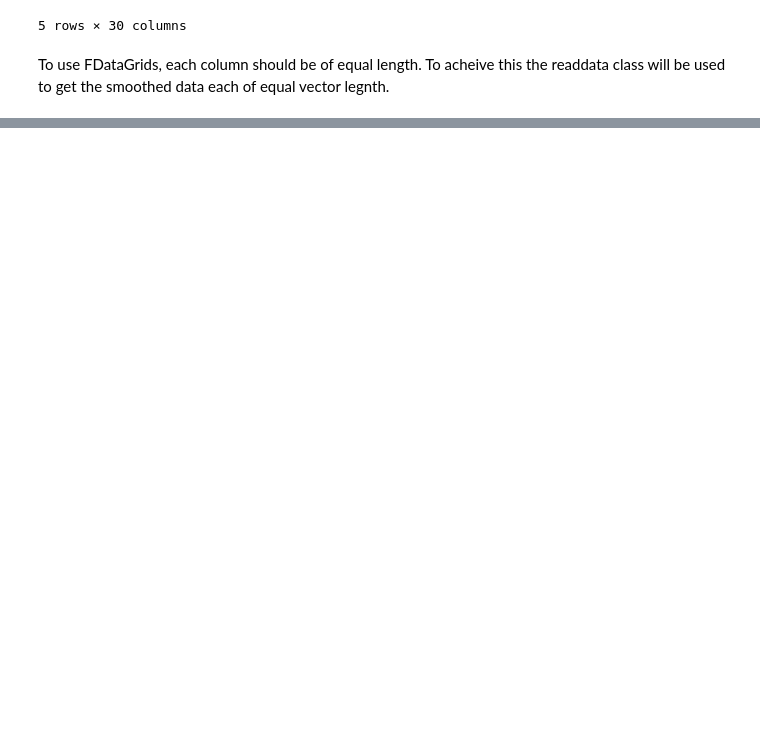
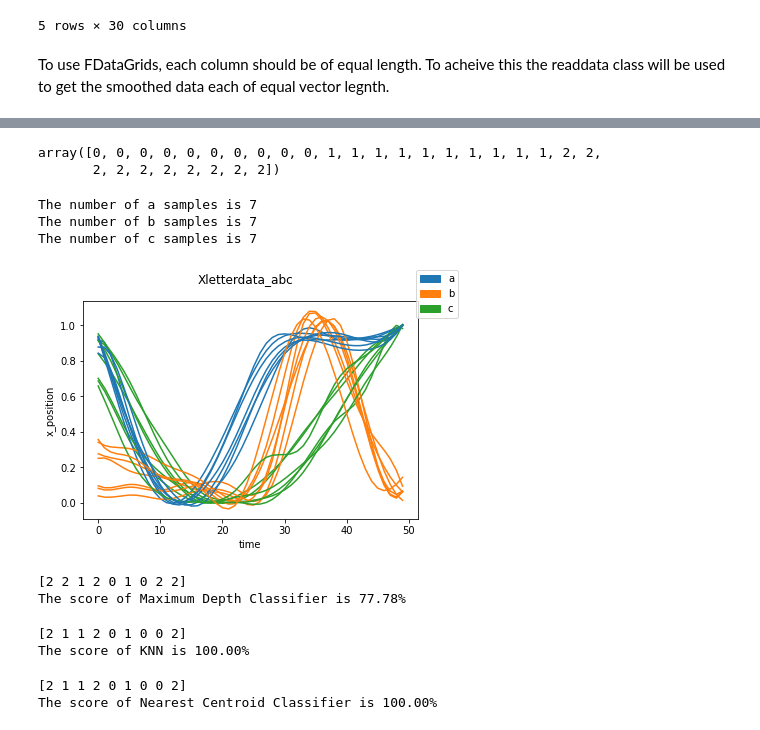
Before and after one commit to ruckapark/FDA, a Jupyter notebook: FDA_letter_classifiers.ipynb, the cells around one changed output, grey strips where cells are left out. Saved outputs shown, nothing was run; the diff lists cells and outputs as text; code cells hidden in the pictures; blank space fills up the shorter version.

```diff
--- a/FDA_letter_classifiers.ipynb
+++ b/FDA_letter_classifiers.ipynb
@@ -33,0 +57,11 @@ os.chdir(root)
+# %%
+from skfda.representation.grid import FDataGrid
+
+X_data_matrix = [np.array(X[col]) for col in X.columns]
+X_grid_points = [i for i in range(X.shape[0])]
+X_FData = FDataGrid(X_data_matrix,X_grid_points,
+                   dataset_name = 'Xletterdata_abc',
+                   argument_names = ('time',),
+                   coordinate_names = ('x_position',)
+                   )
+X_FData
@@ -33,0 +86,10 @@ os.chdir(root)
+# %%
+#Define categories for FDA
+y = [c[0] for c in X.columns]
+mapping = {'a':0,'b':1,'c':2}
+categories = [*mapping]
+y = np.array([mapping[l] for l in y])
+y
+# %% [output]
+array([0, 0, 0, 0, 0, 0, 0, 0, 0, 0, 1, 1, 1, 1, 1, 1, 1, 1, 1, 1, 2, 2,
+       2, 2, 2, 2, 2, 2, 2, 2])
@@ -33,0 +108,52 @@ os.chdir(root)
+# %%
+#split test train - ensure with random state equal split of categories
+X_train,X_test,y_train,y_test = train_test_split(
+    X_FData,
+    y,
+    test_size = 0.3,
+    stratify = y,
+    random_state = 7)
+
+#Check for correct representation
+print('The number of a samples is {}'.format(np.sum(y_train == 0)))
+print('The number of b samples is {}'.format(np.sum(y_train == 1)))
+print('The number of c samples is {}'.format(np.sum(y_train == 2)))
+
+#Plot samples grouped by categories
+X_train.plot(group = y_train, group_names = categories).show()
+# %% [output]
+The number of a samples is 7
+The number of b samples is 7
+The number of c samples is 7
+[figure, added]
+# %%
+depth = MaximumDepthClassifier(depth_method=ModifiedBandDepth())
+depth.fit(X_train, y_train)
+depth_pred = depth.predict(X_test)
+print(depth_pred)
+print('The score of Maximum Depth Classifier is {0:2.2%}'.format(
+    depth.score(X_test, y_test),
+))
+# %% [output]
+[2 2 1 2 0 1 0 2 2]
+The score of Maximum Depth Classifier is 77.78%
+# %%
+knn = KNeighborsClassifier()
+knn.fit(X_train, y_train)
+knn_pred = knn.predict(X_test)
+print(knn_pred)
+print('The score of KNN is {0:2.2%}'.format(knn.score(X_test, y_test)))
+# %% [output]
+[2 1 1 2 0 1 0 0 2]
+The score of KNN is 100.00%
+# %%
+centroid = NearestCentroid()
+centroid.fit(X_train, y_train)
+centroid_pred = centroid.predict(X_test)
+print(centroid_pred)
+print('The score of Nearest Centroid Classifier is {0:2.2%}'.format(
+    centroid.score(X_test, y_test),
+))
+# %% [output]
+[2 1 1 2 0 1 0 0 2]
+The score of Nearest Centroid Classifier is 100.00%
```
Also changed, not shown: parts of 10 cells of this notebook.
